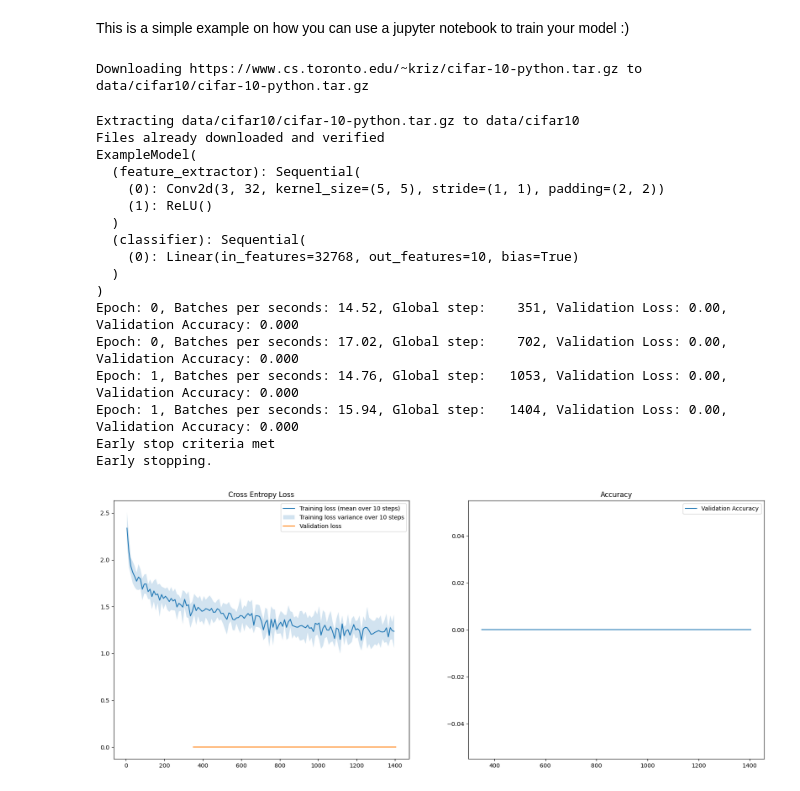
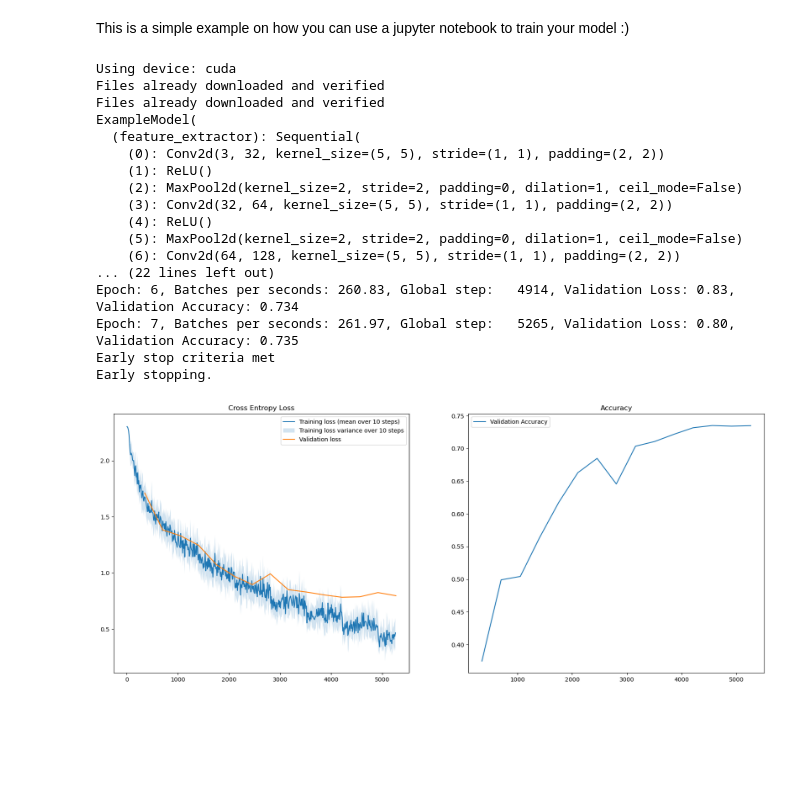
Before and after one commit to eirivarn/TDT4265_ComputerVision, a Jupyter notebook: assignment3/task2_train.ipynb, the cells around one changed output. Saved outputs shown, nothing was run; the diff lists cells and outputs as text; code cells hidden in the pictures; blank space fills up the shorter version.

Commit message:
task 2 and 3 plots sorted

```diff
--- a/assignment3/task2_train.ipynb
+++ b/assignment3/task2_train.ipynb
@@ -59,40 +69,36 @@ class ExampleModel(nn.Module):
         return out
 # %%
-epochs = 5
+import utils
+
+utils.set_seed(0)
+print(f"Using device: {utils.get_device()}")
+epochs = 10
 batch_size = 64
-learning_rate = 1e-2 # Should be 5e-5 for LeNet
+learning_rate = 5e-2
 early_stop_count = 4
 dataloaders = load_cifar10(batch_size)
 model = ExampleModel(image_channels=3, num_classes=10)
 trainer = Trainer(
-    batch_size,
-    learning_rate,
-    early_stop_count,
-    epochs,
-    model,
-    dataloaders
+    batch_size, learning_rate, early_stop_count, epochs, model, dataloaders
 )
 trainer.train()
+create_plots(trainer, "task2")
 # %% [output]
-Downloading https://www.cs.toronto.edu/~kriz/cifar-10-python.tar.gz to data/cifar10/cifar-10-python.tar.gz
+Using device: cuda
+Files already downloaded and verified
+Files already downloaded and verified
+ExampleModel(
+  (feature_extractor): Sequential(
+    (0): Conv2d(3, 32, kernel_size=(5, 5), stride=(1, 1), padding=(2, 2))
+    (1): ReLU()
+    (2): MaxPool2d(kernel_size=2, stride=2, padding=0, dilation=1, ceil_mode=False)
+    (3): Conv2d(32, 64, kernel_size=(5, 5), stride=(1, 1), padding=(2, 2))
+    (4): ReLU()
+    (5): MaxPool2d(kernel_size=2, stride=2, padding=0, dilation=1, ceil_mode=False)
+    (6): Conv2d(64, 128, kernel_size=(5, 5), stride=(1, 1), padding=(2, 2))
+... (22 lines left out)
+Epoch: 6, Batches per seconds: 260.83, Global step:   4914, Validation Loss: 0.83, Validation Accuracy: 0.734
+Epoch: 7, Batches per seconds: 261.97, Global step:   5265, Validation Loss: 0.80, Validation Accuracy: 0.735
+Early stop criteria met
+Early stopping.
-Extracting data/cifar10/cifar-10-python.tar.gz to data/cifar10
-Files already downloaded and verified
-ExampleModel(
-  (feature_extractor): Sequential(
-    (0): Conv2d(3, 32, kernel_size=(5, 5), stride=(1, 1), padding=(2, 2))
-    (1): ReLU()
-  )
-  (classifier): Sequential(
-    (0): Linear(in_features=32768, out_features=10, bias=True)
-  )
-)
-Epoch: 0, Batches per seconds: 14.52, Global step:    351, Validation Loss: 0.00, Validation Accuracy: 0.000
-Epoch: 0, Batches per seconds: 17.02, Global step:    702, Validation Loss: 0.00, Validation Accuracy: 0.000
-Epoch: 1, Batches per seconds: 14.76, Global step:   1053, Validation Loss: 0.00, Validation Accuracy: 0.000
-Epoch: 1, Batches per seconds: 15.94, Global step:   1404, Validation Loss: 0.00, Validation Accuracy: 0.000
-Early stop criteria met
-Early stopping.
+[figure, added]
-# %%
-create_plots(trainer, "task2")
-# %% [output]
-[figure, removed]
```
Also changed, not shown: parts of 2 cells of this notebook, 7 other files.
